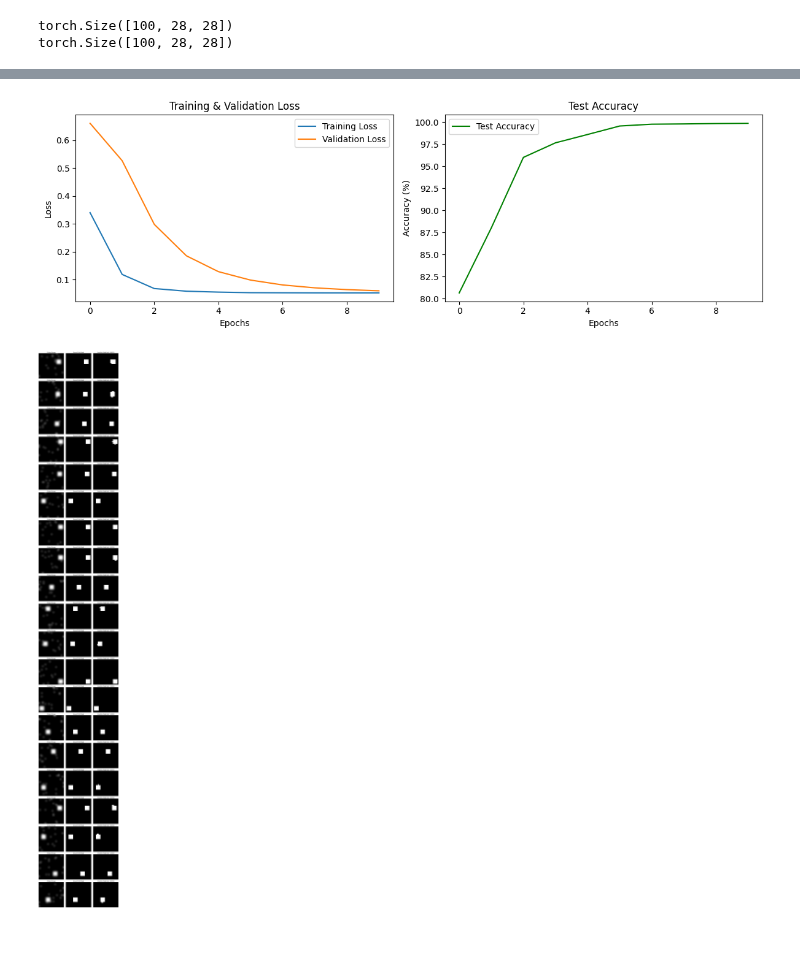
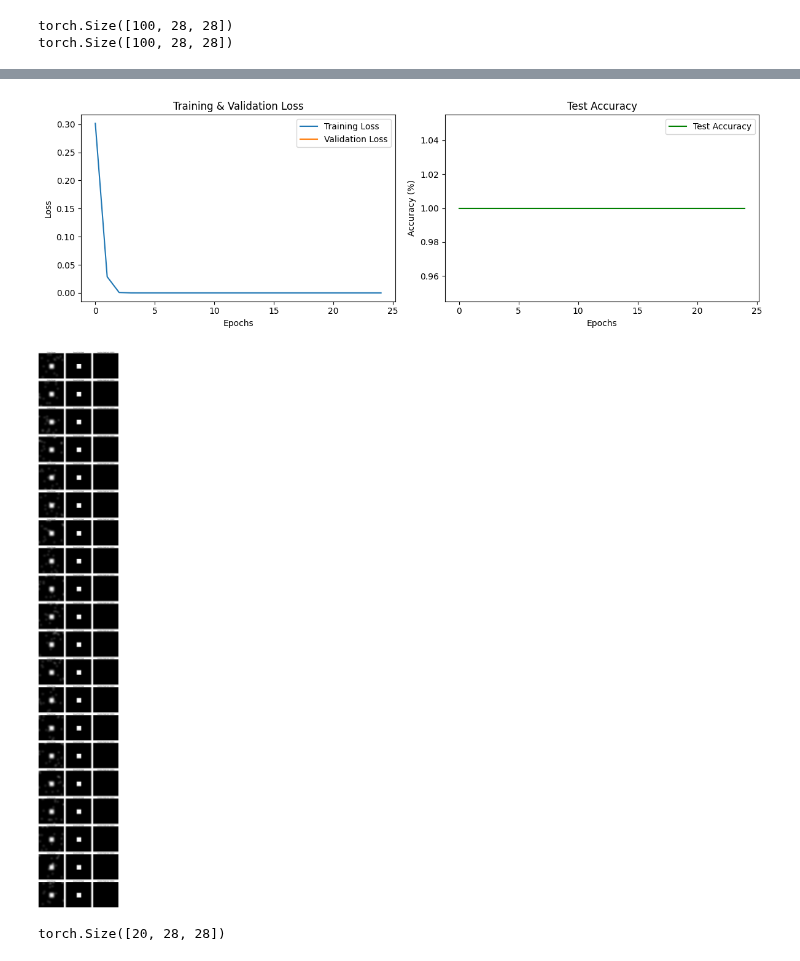
Before and after one commit to CarlosFontaneli/interpreting-neural-networks, a Jupyter notebook: studies_tests/segmentation_custom_cnn_custom_dataset.ipynb, the cells around one changed output, grey strips where cells are left out. Drawn from its saved outputs; the diff is of its cells as text; code cells hidden in the pictures.

```diff
--- a/studies_tests/segmentation_custom_cnn_custom_dataset.ipynb
+++ b/studies_tests/segmentation_custom_cnn_custom_dataset.ipynb
@@ -48,13 +54,14 @@ model = SimpleResNetSegmentation(num_classes=2).cuda()  # Assuming you're using
 # Loss Function and Optimizer
 criterion = nn.CrossEntropyLoss()
 optimizer = optim.Adam(model.parameters(), lr=0.001, weight_decay=1e-4)
-scheduler = torch.optim.lr_scheduler.StepLR(optimizer, step_size=10, gamma=0.1)
+scheduler = torch.optim.lr_scheduler.ReduceLROnPlateau(optimizer, 'min', patience=10, factor=0.5, verbose=True)
+
 
 # Training loop
-num_epochs = 10
+num_epochs = 25
 train_losses = []
 test_losses = []
-test_accuracies = []
+test_ious = []
 
 for epoch in range(num_epochs):
     model.train()
@@ -73,7 +80,6 @@ for epoch in range(num_epochs):
         loss = criterion(outputs, labels)
         loss.backward()
         optimizer.step()
-        scheduler.step()
 
         # print statistics
         running_loss += loss.item()
@@ -88,8 +94,7 @@ for epoch in range(num_epochs):
     # Validate the model
     model.eval()  # Set the model to evaluation mode
     test_loss = 0.0
-    correct = 0
-    total = 0
+    total_iou = 0.0
     with torch.no_grad():
         for data in test_loader:
             images, labels = data
@@ -99,13 +104,13 @@ for epoch in range(num_epochs):
             loss = criterion(outputs, labels)
             test_loss += loss.item()
             _, predicted = torch.max(outputs.data, 1)
-            total += labels.nelement()
-            correct += (predicted == labels).sum().item()
+            total_iou += iou_metric(labels.float(), predicted.float())
 
     avg_test_loss = test_loss / len(test_loader)
-    test_losses.append(avg_test_loss)
-    test_accuracy = 100 * correct / total
-    test_accuracies.append(test_accuracy)
+    scheduler.step(avg_test_loss)
 
-    print(f'Epoch [{epoch+1}/{num_epochs}] Train Loss: {avg_train_loss:.4f} Test Loss: {avg_test_loss:.4f} Test Accuracy: {test_accuracy:.2f}%')
+    avg_iou = total_iou / len(test_loader)
+    test_ious.append(avg_iou.cpu())
+
+    print(f'Epoch [{epoch+1}/{num_epochs}] Train Loss: {avg_train_loss:.4f} Test Loss: {avg_test_loss:.4f} Test IoU: {avg_iou:.4f}')
 # %% [output]
@@ -125,25 +137,25 @@ torch.save(model.state_dict(), f'./Models/custom_cnn_segmentation_{dataset_type}
 # %%
 # 4. Plotting metrics
 plt.figure(figsize=(12, 4))
 
 # Training and validation loss
 plt.subplot(1, 2, 1)
 plt.plot(train_losses, label='Training Loss')
 plt.plot(test_losses, label='Validation Loss')
 plt.xlabel('Epochs')
 plt.ylabel('Loss')
 plt.title('Training & Validation Loss')
 _ = plt.legend()
 
 # Test accuracy
 plt.subplot(1, 2, 2)
-plt.plot(test_accuracies, label='Test Accuracy', color='green')
+plt.plot(test_ious, label='Test Accuracy', color='green')
 plt.xlabel('Epochs')
 plt.ylabel('Accuracy (%)')
 plt.title('Test Accuracy')
 _ = plt.legend()
 
 _ = plt.tight_layout()
 _ = plt.show()
 # %% [output]
-[figure, old version]
+[figure, new version]
@@ -185,4 +192,9 @@ for ax in axs.ravel():
 plt.tight_layout()
 plt.show()
 # %% [output]
-[figure, old version]
+[figure, new version]
+# %%
+images.shape
+masks.shape
+# %% [output]
+torch.Size([20, 28, 28])
```
Also changed, not shown: parts of 4 cells of this notebook, 10 other files.
